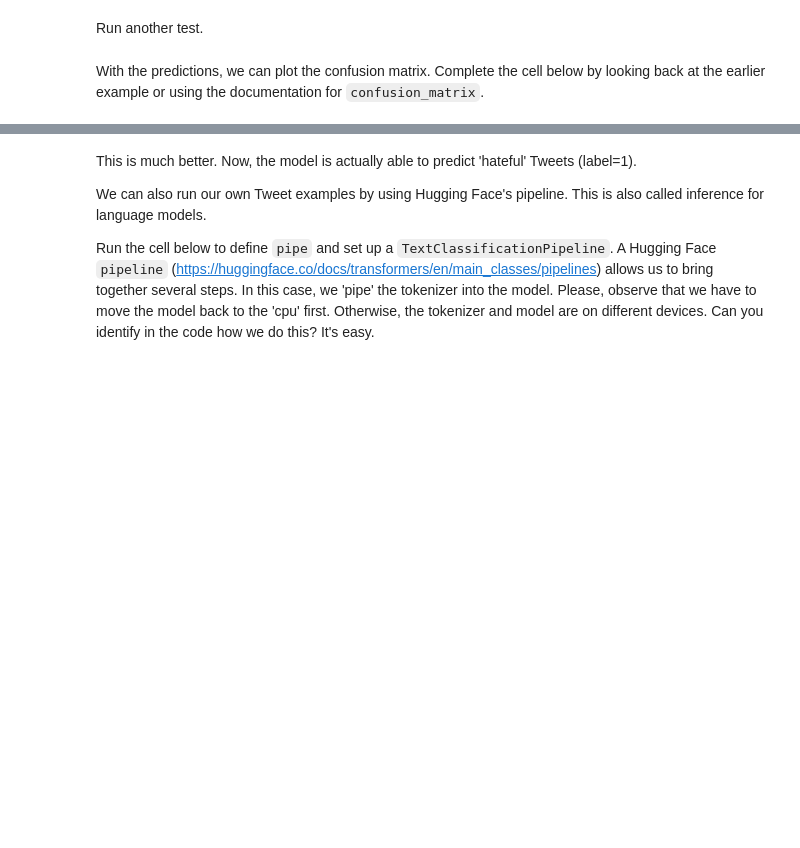
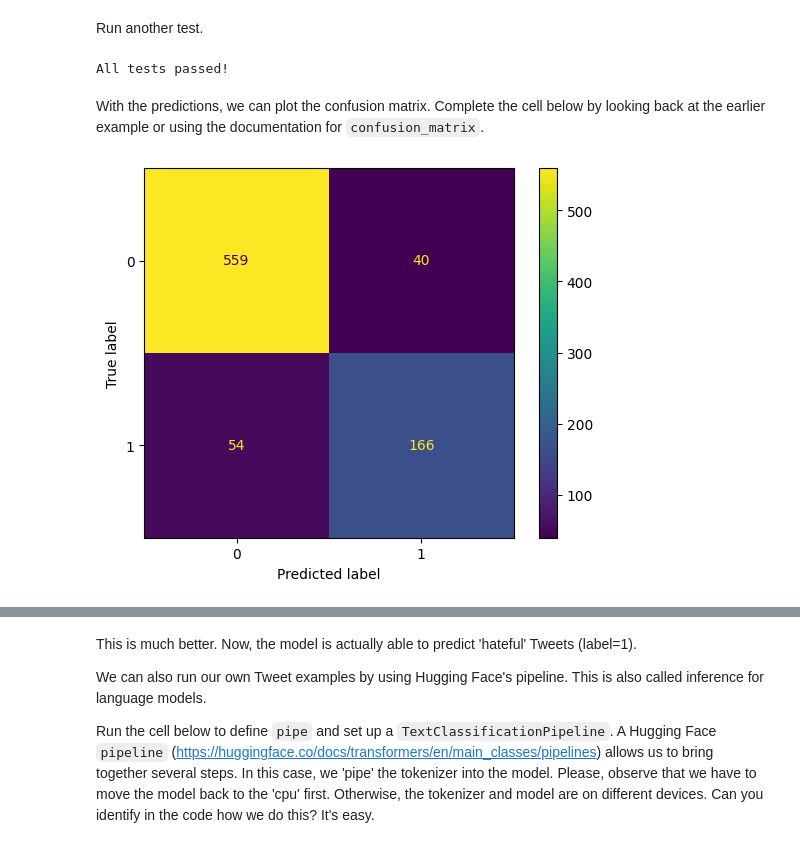
Before and after one commit to onni-Q/workshop_notebooks, a Jupyter notebook: Week4_Workshop.ipynb, the cells around one changed output, grey strips where cells are left out. Saved outputs shown, nothing was run; the diff lists cells and outputs as text; code cells hidden in the pictures; blank space fills up the shorter version.

````diff
--- a/Week4_Workshop.ipynb
+++ b/Week4_Workshop.ipynb
@@ -490,3 +682,6 @@ With the tokenization function `tokenize(batch)`, we can apply it across all the
 hatespeech_encoded = hatespeech_local.map(tokenize, batched=True, batch_size=None)
 print(hatespeech_encoded["test"].column_names)
 ```
+# %%
+hatespeech_encoded = hatespeech_local.map(tokenize, batched=True, batch_size=None)
+print(hatespeech_encoded["test"].column_names)
@@ -678,5 +920,7 @@ You will remember the outputs of classifications we have seen before? As always
 We can decode the predictions and select always the most likely class by using `np.argmax()`. `np.argmax` returns the indices of the maximum values. So in my output, it would return 1 has the 1 index is larger than the 0 index. In your case, this might look differently.
 
 In my case, 1 rightly predicts a 'hateful' Tweet. We can run `np.argmax()` against all the predictions at the same time with `y_preds = np.argmax(preds_output.predictions, axis=1)`. `axis=1` indicates a row-wide comparison.
+# %%
+y_preds = np.argmax(preds_output.predictions, axis=1)
 # %% [markdown]
 Print out the first ten y_preds next.
@@ -690,17 +946,21 @@ Run another test.
 # Run this cell to test your code...
 assert len(y_preds) > 810, f'Test failed'
 print('All tests passed!')
+# %% [output]
+All tests passed!
 # %% [markdown]
 With the predictions, we can plot the confusion matrix. Complete the cell below by looking back at the earlier example or using the documentation for `confusion_matrix`.
 # %%
 #Complete cell
 from sklearn.metrics import confusion_matrix, ConfusionMatrixDisplay
 
 y_test = np.array(hatespeech_encoded_test_small["labels"])
 
-cm = ___(y_test, y_preds)
-disp = ConfusionMatrixDisplay(confusion_matrix=___)
+cm = confusion_matrix(y_test, y_preds)
+disp = ConfusionMatrixDisplay(confusion_matrix= cm)
 disp.plot()
 plt.show()
+# %% [output]
+[figure, added]
 # %%
 q9.hint()
````
Also changed, not shown: parts of 57 cells of this notebook.
